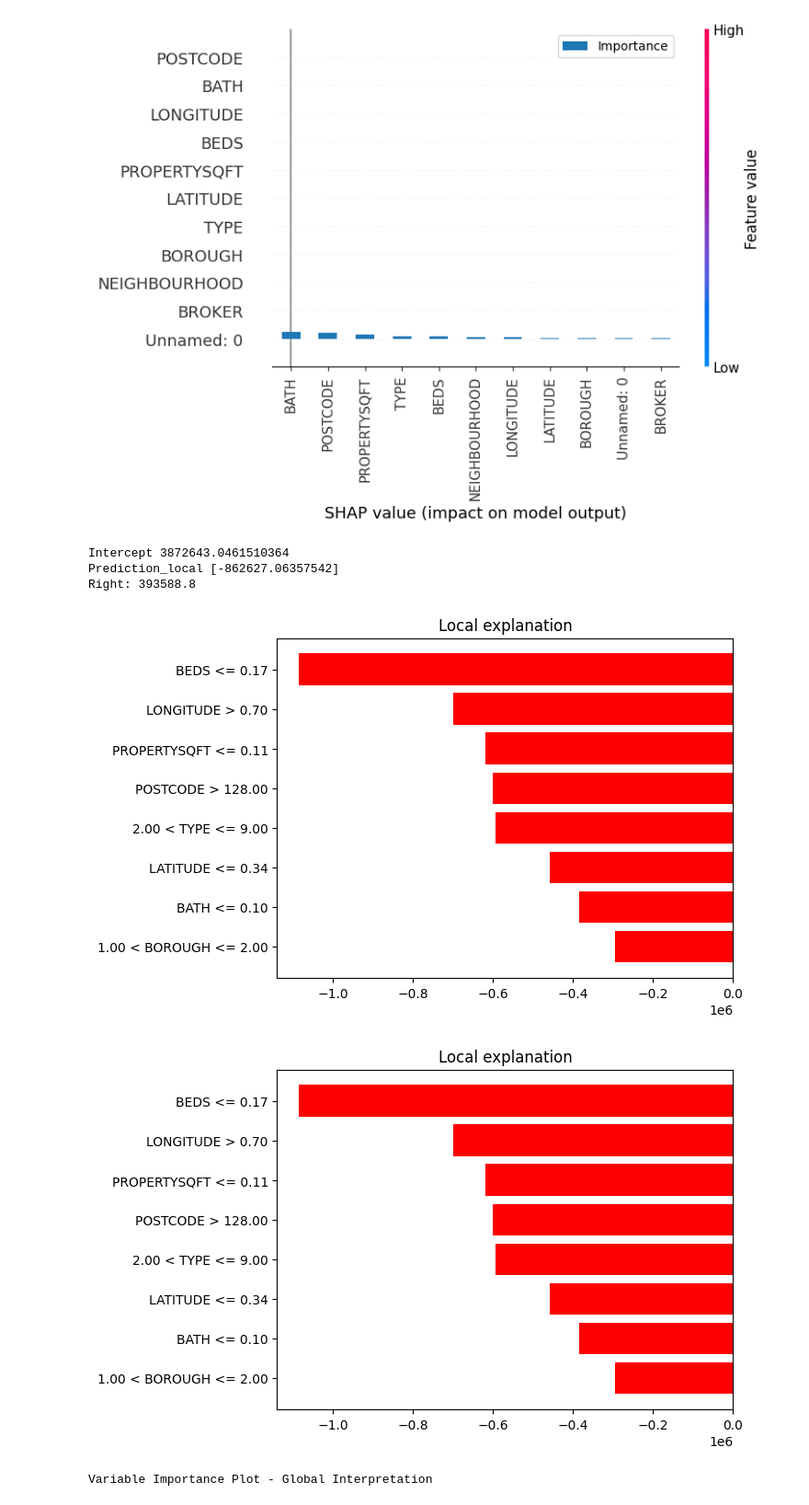
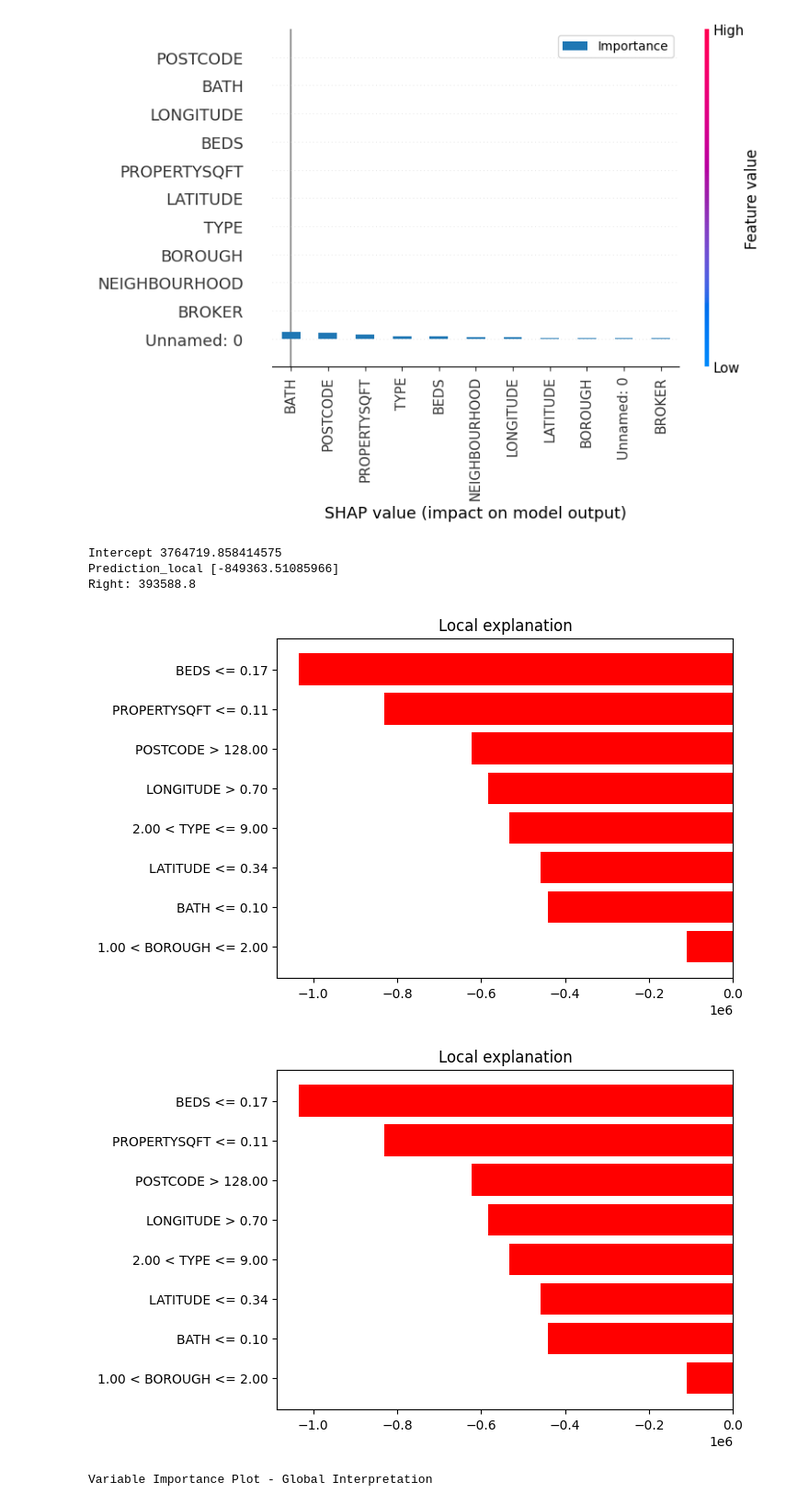
Before and after one commit to Aleksandra191/PUM_projekt_NA_EM_AK, a Jupyter notebook: hiperparametryzacja.ipynb, the cells around one changed output. Shown at 92% size. Drawn from its saved outputs; the diff is of its cells as text; code cells hidden in the pictures.

```diff
--- a/hiperparametryzacja.ipynb
+++ b/hiperparametryzacja.ipynb
@@ -360,15 +362,15 @@ shap.summary_plot(shap_values, X_test[:30])
 # %%
 explainer2 = lime.lime_tabular.LimeTabularExplainer(X_train.values, feature_names=X_train.columns.values.tolist(), class_names=['median_house_value'], verbose=True, mode='regression')
 
 instance = X_train.iloc[4].values.reshape(1, -1)
-explanation2 = explainer2.explain_instance(X_test.values[30], best_xgb_model_6.predict, num_features=8)
+explanation2 = explainer2.explain_instance(X_test.values[30], best_xgb_model_7.predict, num_features=8)
 explanation2.as_pyplot_figure()
 # %% [output]
-Intercept 3872643.0461510364
-Prediction_local [-862627.06357542]
+Intercept 3764719.858414575
+Prediction_local [-849363.51085966]
 Right: 393588.8
-[figure, old version]
+[figure, new version]
-[figure, old version]
+[figure, new version]
 # %%
 shap_values = explainer.shap_values(X_test)
 print("Variable Importance Plot - Global Interpretation")
```
Also changed, not shown: parts of 3 cells of this notebook.
